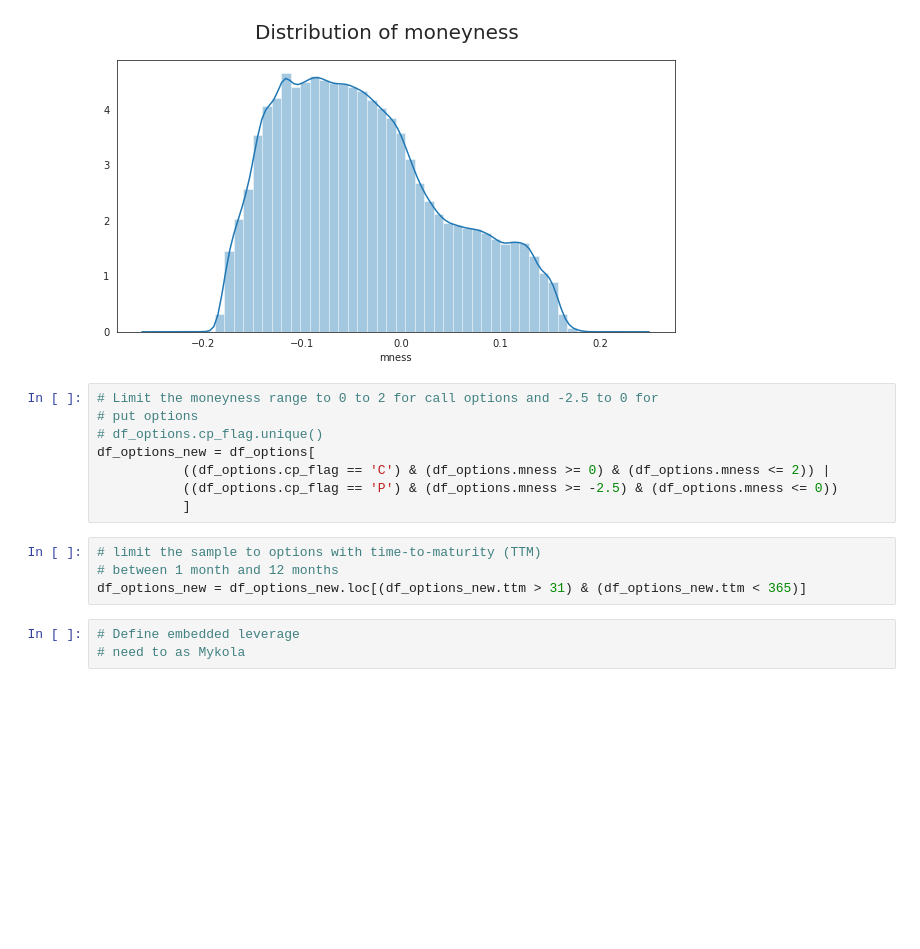
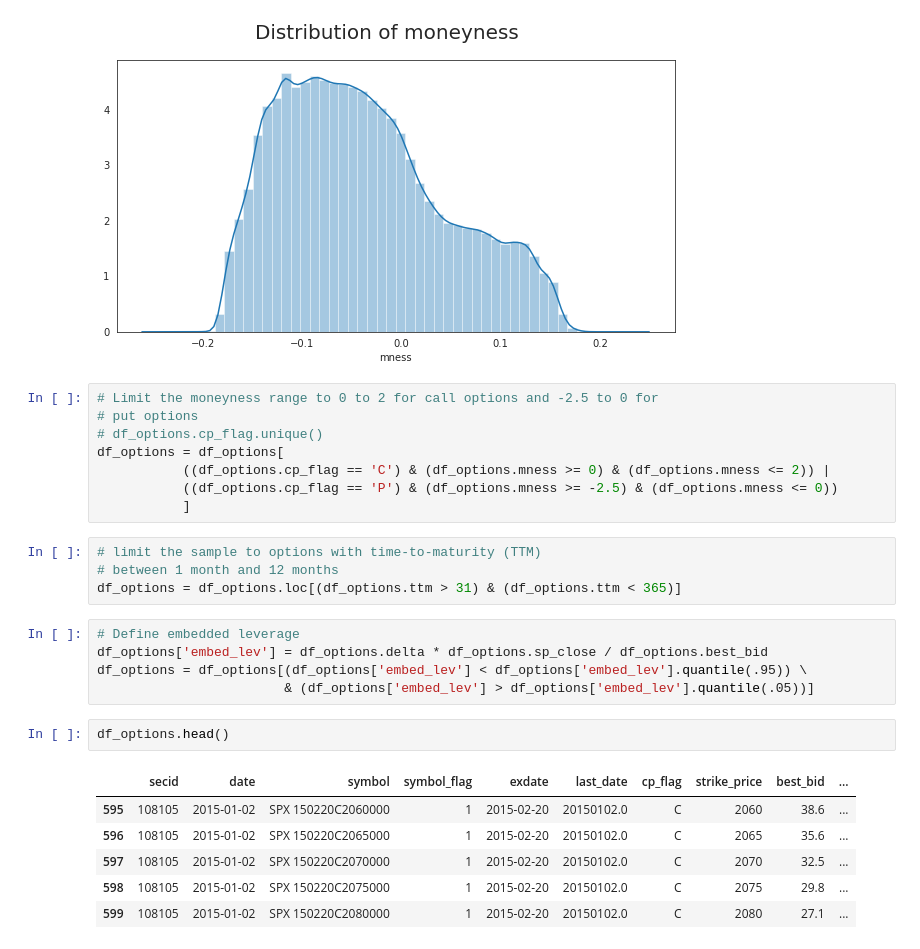
Before and after one commit to AlexanderOnbysh/risk-management-final-project, a Jupyter notebook: PM_Project.ipynb, the cells around one changed output. Saved outputs shown, nothing was run; the diff lists cells and outputs as text; blank space fills up the shorter version.

Commit message:
add embed_lev

```diff
--- a/PM_Project.ipynb
+++ b/PM_Project.ipynb
@@ -298,14 +302,25 @@ Text(0.5, 0.98, 'Distribution of moneyness')
 # Limit the moneyness range to 0 to 2 for call options and -2.5 to 0 for
 # put options
 # df_options.cp_flag.unique()
-df_options_new = df_options[
+df_options = df_options[
            ((df_options.cp_flag == 'C') & (df_options.mness >= 0) & (df_options.mness <= 2)) |
            ((df_options.cp_flag == 'P') & (df_options.mness >= -2.5) & (df_options.mness <= 0))
            ]
 # %%
 # limit the sample to options with time-to-maturity (TTM)
 # between 1 month and 12 months
-df_options_new = df_options_new.loc[(df_options_new.ttm > 31) & (df_options_new.ttm < 365)]
+df_options = df_options.loc[(df_options.ttm > 31) & (df_options.ttm < 365)]
-# %%
-# Define embedded leverage
-# need to as Mykola
+# %%
+# Define embedded leverage
+df_options['embed_lev'] = df_options.delta * df_options.sp_close / df_options.best_bid
+df_options = df_options[(df_options['embed_lev'] < df_options['embed_lev'].quantile(.95)) \
+                        & (df_options['embed_lev'] > df_options['embed_lev'].quantile(.05))]
+# %%
+df_options.head()
+# %% [output]
+|  | secid | date | symbol | symbol_flag | exdate | last_date | cp_flag | strike_price | best_bid | ... |
+| 595 | 108105 | 2015-01-02 | SPX 150220C2060000 | 1 | 2015-02-20 | 20150102.0 | C | 2060 | 38.6 | ... |
+| 596 | 108105 | 2015-01-02 | SPX 150220C2065000 | 1 | 2015-02-20 | 20150102.0 | C | 2065 | 35.6 | ... |
+| 597 | 108105 | 2015-01-02 | SPX 150220C2070000 | 1 | 2015-02-20 | 20150102.0 | C | 2070 | 32.5 | ... |
+| 598 | 108105 | 2015-01-02 | SPX 150220C2075000 | 1 | 2015-02-20 | 20150102.0 | C | 2075 | 29.8 | ... |
+| 599 | 108105 | 2015-01-02 | SPX 150220C2080000 | 1 | 2015-02-20 | 20150102.0 | C | 2080 | 27.1 | ... |
```
Also changed, not shown: parts of 5 cells of this notebook.
